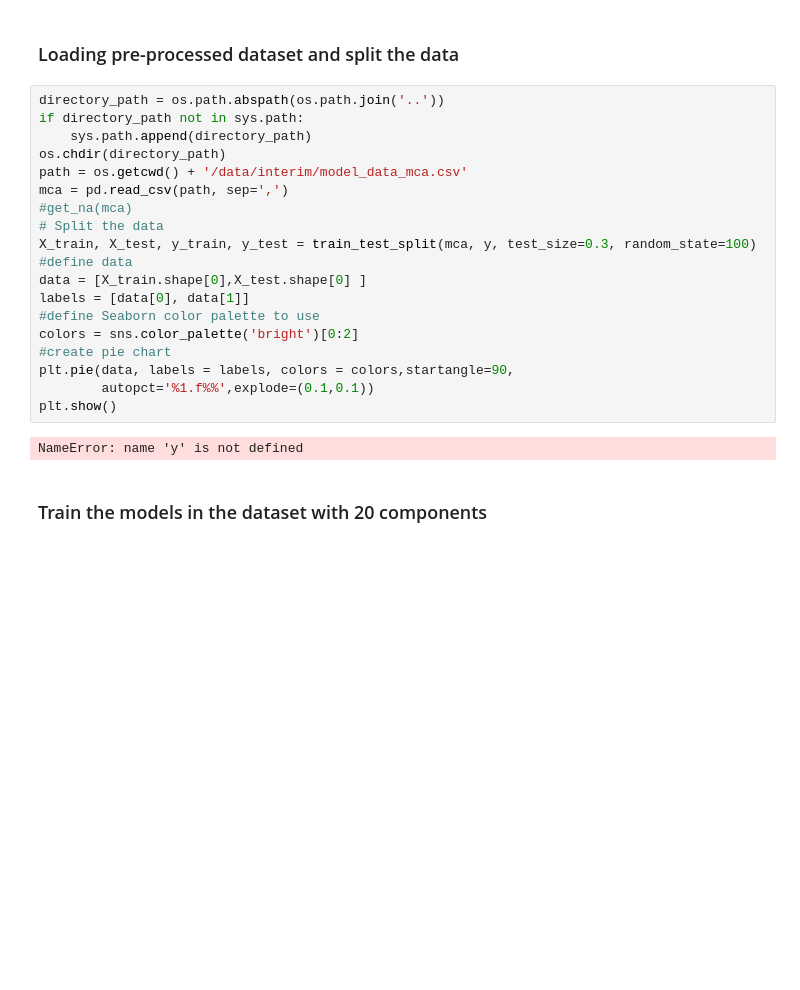
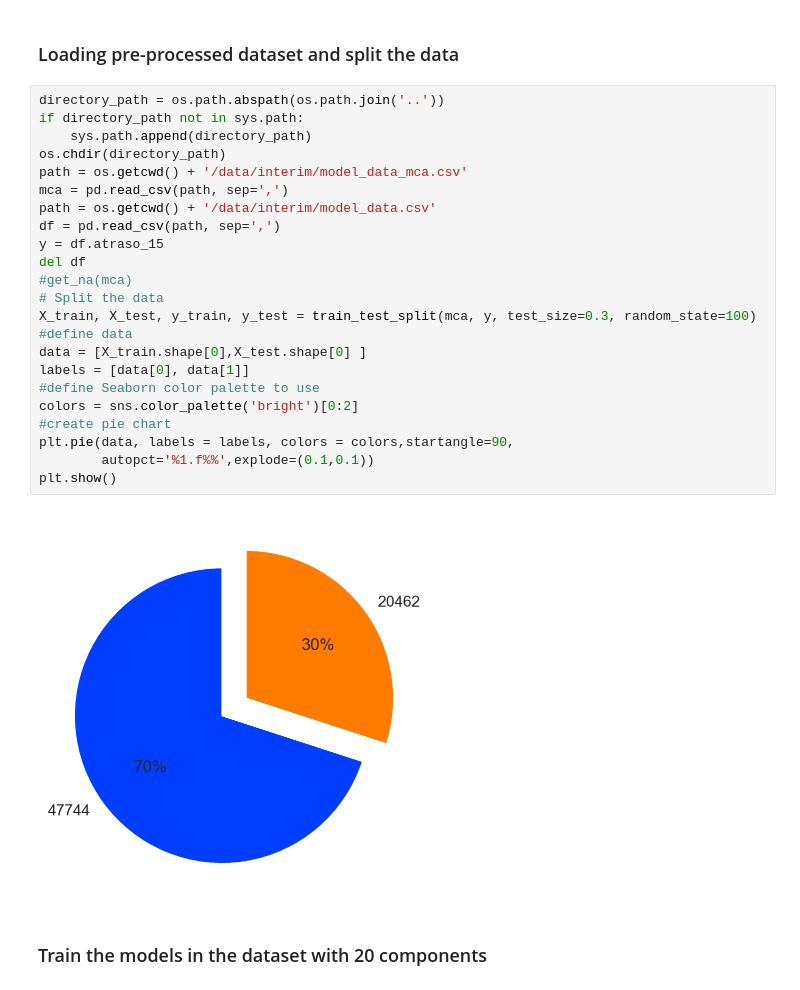
Before and after one commit to iair/flight_delays_challenge, a Jupyter notebook: notebooks/training_with_mca.ipynb, the cells around one changed output. Drawn from its saved outputs; the diff is of its cells as text; blank space fills up the shorter version.

```diff
--- a/notebooks/training_with_mca.ipynb
+++ b/notebooks/training_with_mca.ipynb
@@ -133,24 +133,28 @@ def variable_selection(X,y):
 # %%
 directory_path = os.path.abspath(os.path.join('..'))
 if directory_path not in sys.path:
     sys.path.append(directory_path)
 os.chdir(directory_path)
 path = os.getcwd() + '/data/interim/model_data_mca.csv'
 mca = pd.read_csv(path, sep=',')
+path = os.getcwd() + '/data/interim/model_data.csv'
+df = pd.read_csv(path, sep=',')
+y = df.atraso_15
+del df
 #get_na(mca)
 # Split the data
 X_train, X_test, y_train, y_test = train_test_split(mca, y, test_size=0.3, random_state=100)
 #define data
 data = [X_train.shape[0],X_test.shape[0] ]
 labels = [data[0], data[1]]
 #define Seaborn color palette to use
 colors = sns.color_palette('bright')[0:2]
 #create pie chart
 plt.pie(data, labels = labels, colors = colors,startangle=90,
         autopct='%1.f%%',explode=(0.1,0.1))
 plt.show()
 # %% [output]
-NameError: name 'y' is not defined
+[figure, added]
 # %% [markdown]
 ### Train the models in the dataset with 20 components
 # %% [markdown]
```
Also changed, not shown: parts of 4 cells of this notebook, 5 other files.
